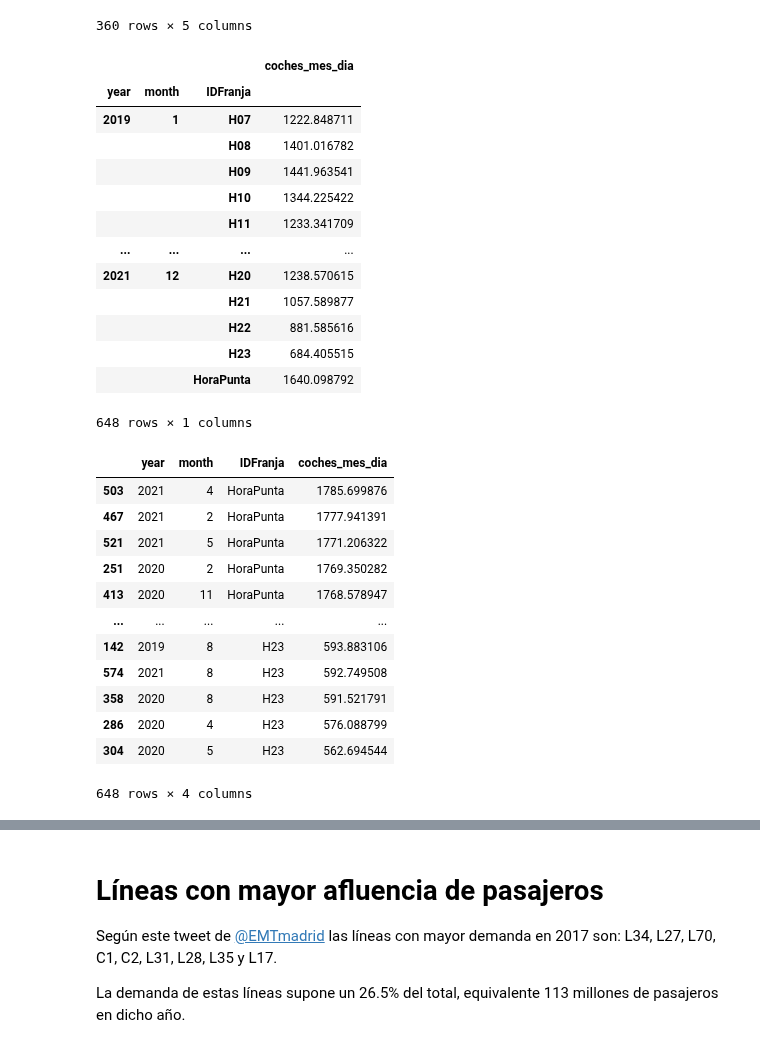
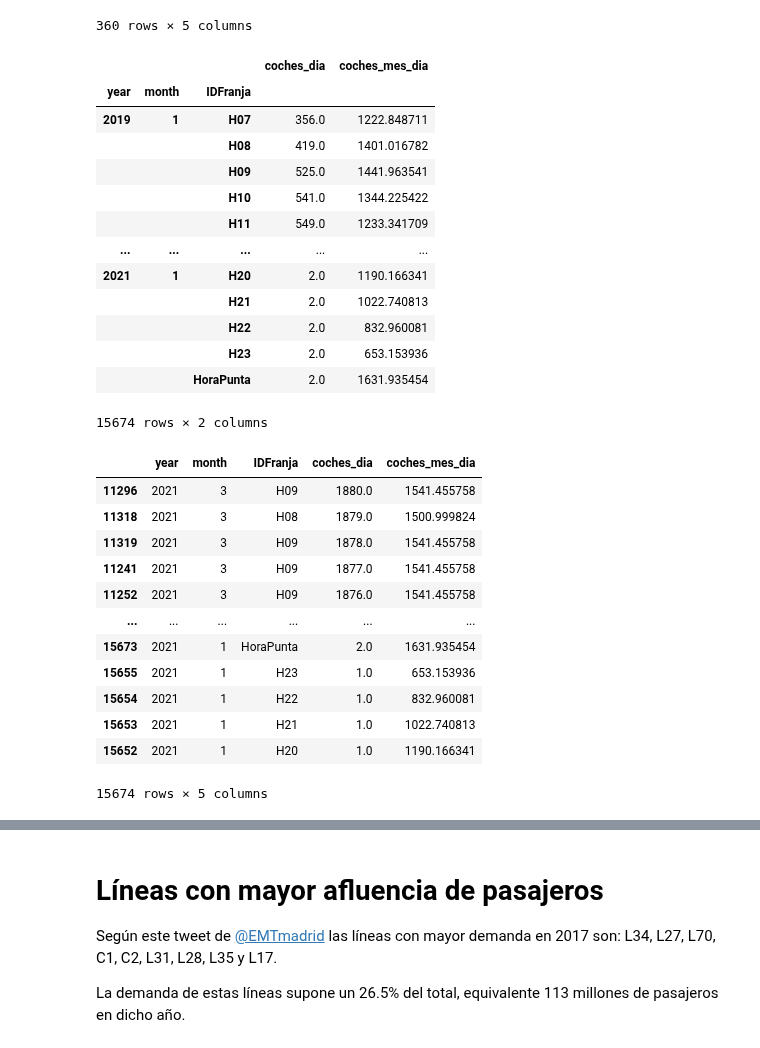
Before and after one commit to nacholopex/emt_madrid, a Jupyter notebook: 2022_emt_evolucion.ipynb, the cells around one changed output, grey strips where cells are left out. Drawn from its saved outputs; the diff is of its cells as text; code cells hidden in the pictures.

```diff
--- a/2022_emt_evolucion.ipynb
+++ b/2022_emt_evolucion.ipynb
@@ -124,38 +122,38 @@ oferta.loc[(oferta['fechaCorta']=="mayo.2019") & (oferta['IDFranja'].isin(HORAS_
 | 458496 | H23 | 2019-05-08 | 769.000000 | 712.083897 | LA |
 360 rows × 5 columns
 # %%
-oferta_ymf = oferta.loc[oferta['IDFranja'].isin(HORAS_DIURNAS),['IDFranja','month','year','coches_mes_dia']].set_index(['year','month','IDFranja']).drop_duplicates().copy()
+oferta_ymf = oferta.loc[oferta['IDFranja'].isin(HORAS_DIURNAS),['IDFranja','month','year','coches_dia','coches_mes_dia']].set_index(['year','month','IDFranja']).drop_duplicates().copy()
 oferta_ymf
 # %% [output]
-|  |  |  | coches_mes_dia |
-| year | month | IDFranja |  |
-| 2019 | 1 | H07 | 1222.848711 |
-|  |  | H08 | 1401.016782 |
-|  |  | H09 | 1441.963541 |
-|  |  | H10 | 1344.225422 |
-|  |  | H11 | 1233.341709 |
-| ... | ... | ... | ... |
-| 2021 | 12 | H20 | 1238.570615 |
-|  |  | H21 | 1057.589877 |
-|  |  | H22 | 881.585616 |
-|  |  | H23 | 684.405515 |
-|  |  | HoraPunta | 1640.098792 |
+|  |  |  | coches_dia | coches_mes_dia |
+| year | month | IDFranja |  |  |
+| 2019 | 1 | H07 | 356.0 | 1222.848711 |
+|  |  | H08 | 419.0 | 1401.016782 |
+|  |  | H09 | 525.0 | 1441.963541 |
+|  |  | H10 | 541.0 | 1344.225422 |
+|  |  | H11 | 549.0 | 1233.341709 |
+| ... | ... | ... | ... | ... |
+| 2021 | 1 | H20 | 2.0 | 1190.166341 |
+|  |  | H21 | 2.0 | 1022.740813 |
+|  |  | H22 | 2.0 | 832.960081 |
+|  |  | H23 | 2.0 | 653.153936 |
+|  |  | HoraPunta | 2.0 | 1631.935454 |
-648 rows × 1 columns
+15674 rows × 2 columns
 # %%
 oferta_ymf = oferta_ymf.reset_index().copy()
 # %%
-oferta_ymf.sort_values(by=['coches_mes_dia'],ascending=False)
+oferta_ymf.sort_values(by=['coches_dia'],ascending=False)
 # %% [output]
-|  | year | month | IDFranja | coches_mes_dia |
-| 503 | 2021 | 4 | HoraPunta | 1785.699876 |
-| 467 | 2021 | 2 | HoraPunta | 1777.941391 |
-| 521 | 2021 | 5 | HoraPunta | 1771.206322 |
-| 251 | 2020 | 2 | HoraPunta | 1769.350282 |
-| 413 | 2020 | 11 | HoraPunta | 1768.578947 |
-| ... | ... | ... | ... | ... |
-| 142 | 2019 | 8 | H23 | 593.883106 |
-| 574 | 2021 | 8 | H23 | 592.749508 |
-| 358 | 2020 | 8 | H23 | 591.521791 |
-| 286 | 2020 | 4 | H23 | 576.088799 |
-| 304 | 2020 | 5 | H23 | 562.694544 |
+|  | year | month | IDFranja | coches_dia | coches_mes_dia |
+| 11296 | 2021 | 3 | H09 | 1880.0 | 1541.455758 |
+| 11318 | 2021 | 3 | H08 | 1879.0 | 1500.999824 |
+| 11319 | 2021 | 3 | H09 | 1878.0 | 1541.455758 |
+| 11241 | 2021 | 3 | H09 | 1877.0 | 1541.455758 |
+| 11252 | 2021 | 3 | H09 | 1876.0 | 1541.455758 |
+| ... | ... | ... | ... | ... | ... |
+| 15673 | 2021 | 1 | HoraPunta | 2.0 | 1631.935454 |
+| 15655 | 2021 | 1 | H23 | 1.0 | 653.153936 |
+| 15654 | 2021 | 1 | H22 | 1.0 | 832.960081 |
+| 15653 | 2021 | 1 | H21 | 1.0 | 1022.740813 |
+| 15652 | 2021 | 1 | H20 | 1.0 | 1190.166341 |
-648 rows × 4 columns
+15674 rows × 5 columns
```
Also changed, not shown: parts of 9 cells of this notebook, 3 other files.
